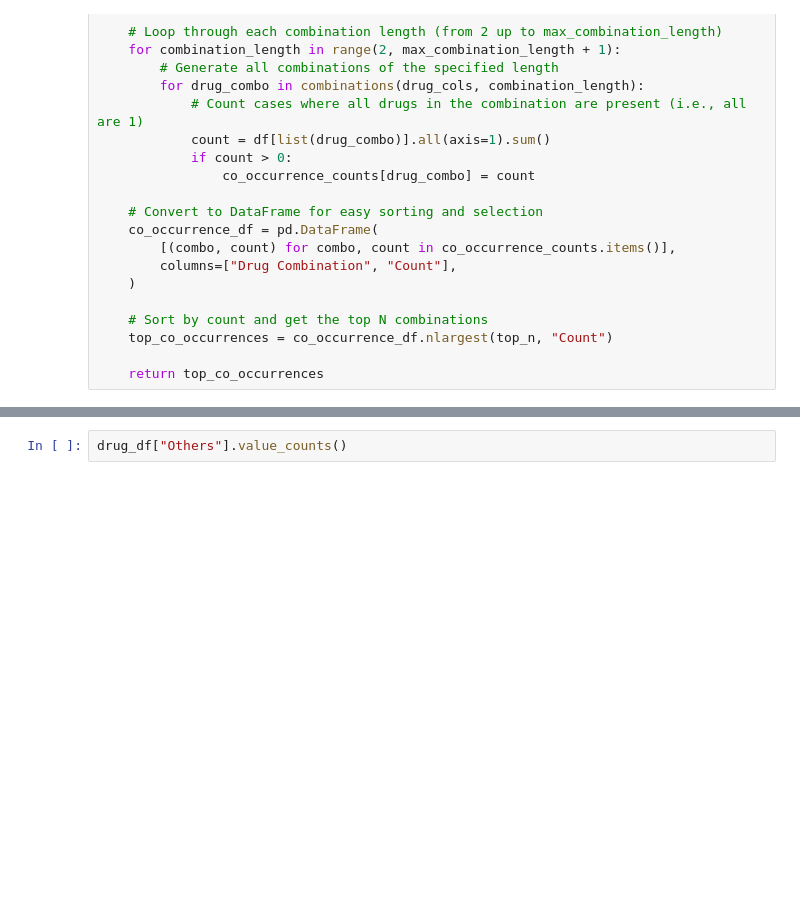
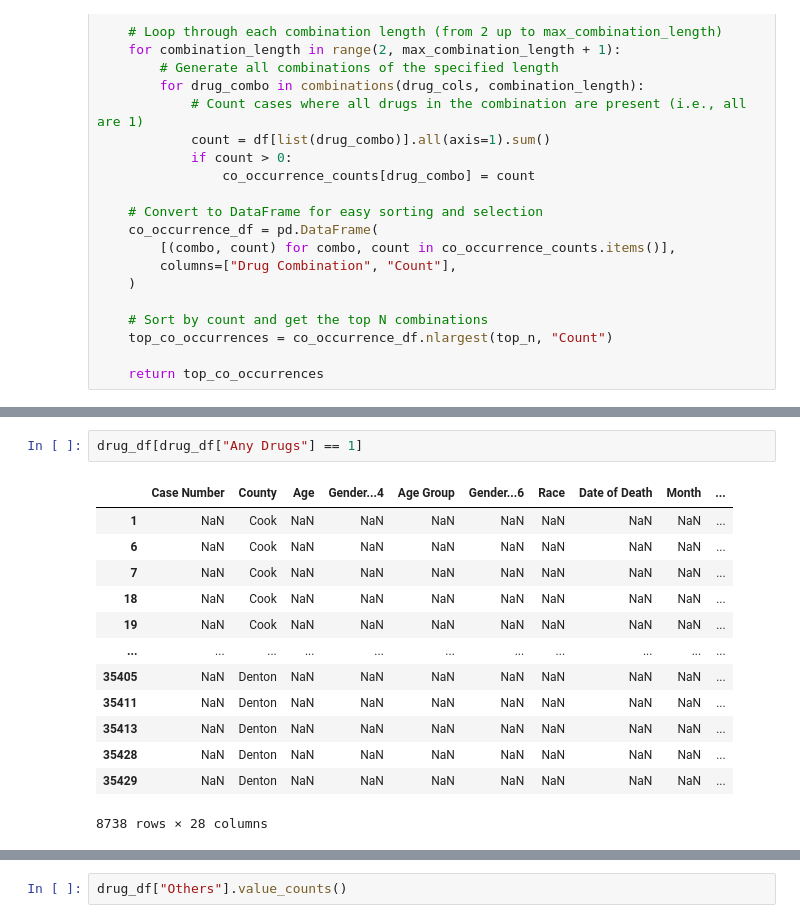
Before and after one commit to elemets/rosla-pipeline, a Jupyter notebook: rapid_overdose_classification/notebooks/data_analysis_for_paper.ipynb, the cells around one changed output, grey strips where cells are left out. Saved outputs shown, nothing was run; the diff lists cells and outputs as text; blank space fills up the shorter version.

```diff
--- a/rapid_overdose_classification/notebooks/data_analysis_for_paper.ipynb
+++ b/rapid_overdose_classification/notebooks/data_analysis_for_paper.ipynb
@@ -72,3 +97,19 @@ def top_cooccurrence_drug_overdoses(df, drug_cols, top_n=20, max_combination_len
+# %%
+drug_df[drug_df["Any Drugs"] == 1]
+# %% [output]
+|  | Case Number | County | Age | Gender...4 | Age Group | Gender...6 | Race | Date of Death | Month | ... |
+| 1 | NaN | Cook | NaN | NaN | NaN | NaN | NaN | NaN | NaN | ... |
+| 6 | NaN | Cook | NaN | NaN | NaN | NaN | NaN | NaN | NaN | ... |
+| 7 | NaN | Cook | NaN | NaN | NaN | NaN | NaN | NaN | NaN | ... |
+| 18 | NaN | Cook | NaN | NaN | NaN | NaN | NaN | NaN | NaN | ... |
+| 19 | NaN | Cook | NaN | NaN | NaN | NaN | NaN | NaN | NaN | ... |
+| ... | ... | ... | ... | ... | ... | ... | ... | ... | ... | ... |
+| 35405 | NaN | Denton | NaN | NaN | NaN | NaN | NaN | NaN | NaN | ... |
+| 35411 | NaN | Denton | NaN | NaN | NaN | NaN | NaN | NaN | NaN | ... |
+| 35413 | NaN | Denton | NaN | NaN | NaN | NaN | NaN | NaN | NaN | ... |
+| 35428 | NaN | Denton | NaN | NaN | NaN | NaN | NaN | NaN | NaN | ... |
+| 35429 | NaN | Denton | NaN | NaN | NaN | NaN | NaN | NaN | NaN | ... |
+8738 rows × 28 columns
 # %%
 drug_cols = [
     "Methamphetamine",
```
Also changed, not shown: parts of 7 cells of this notebook, 2 other files.
